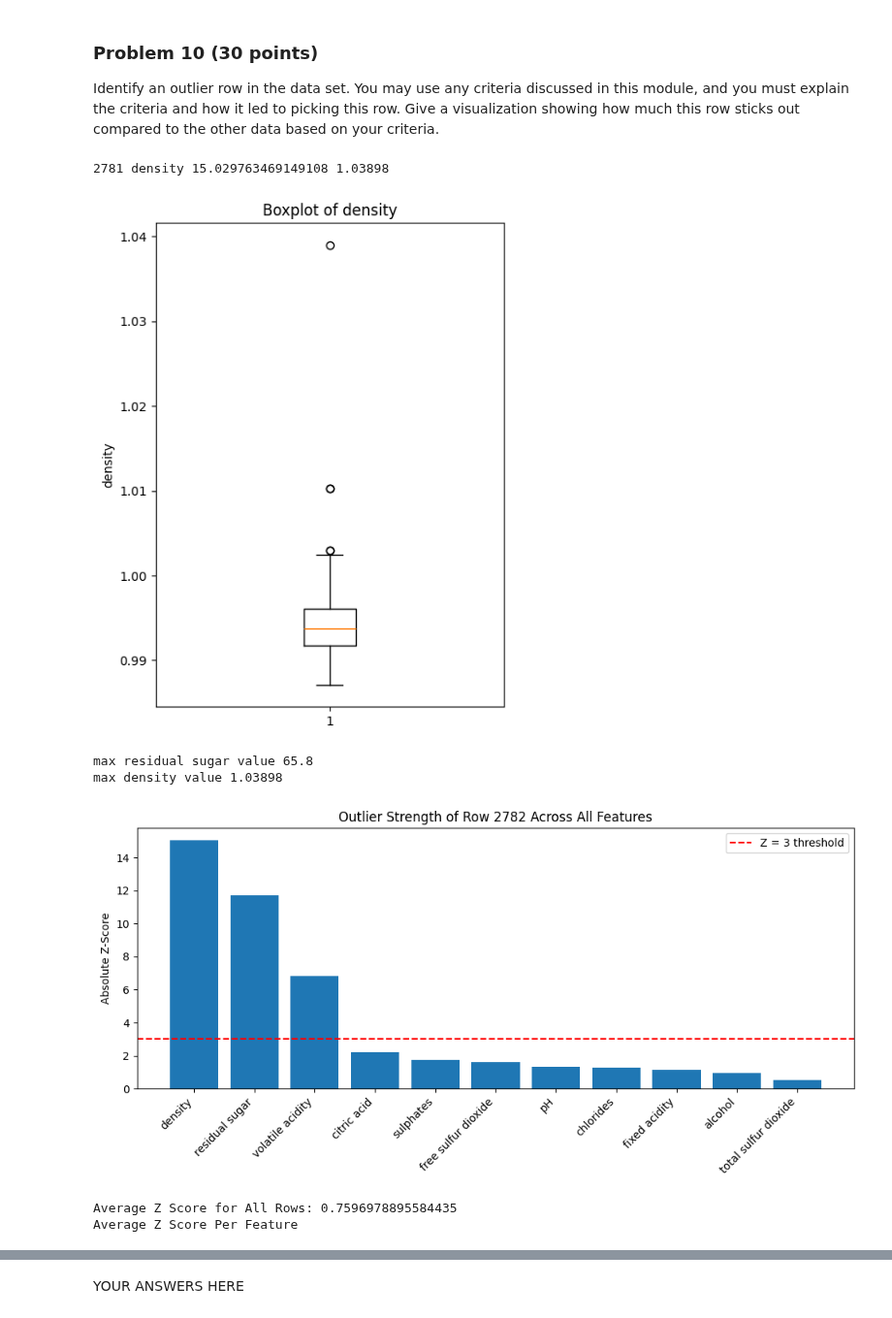
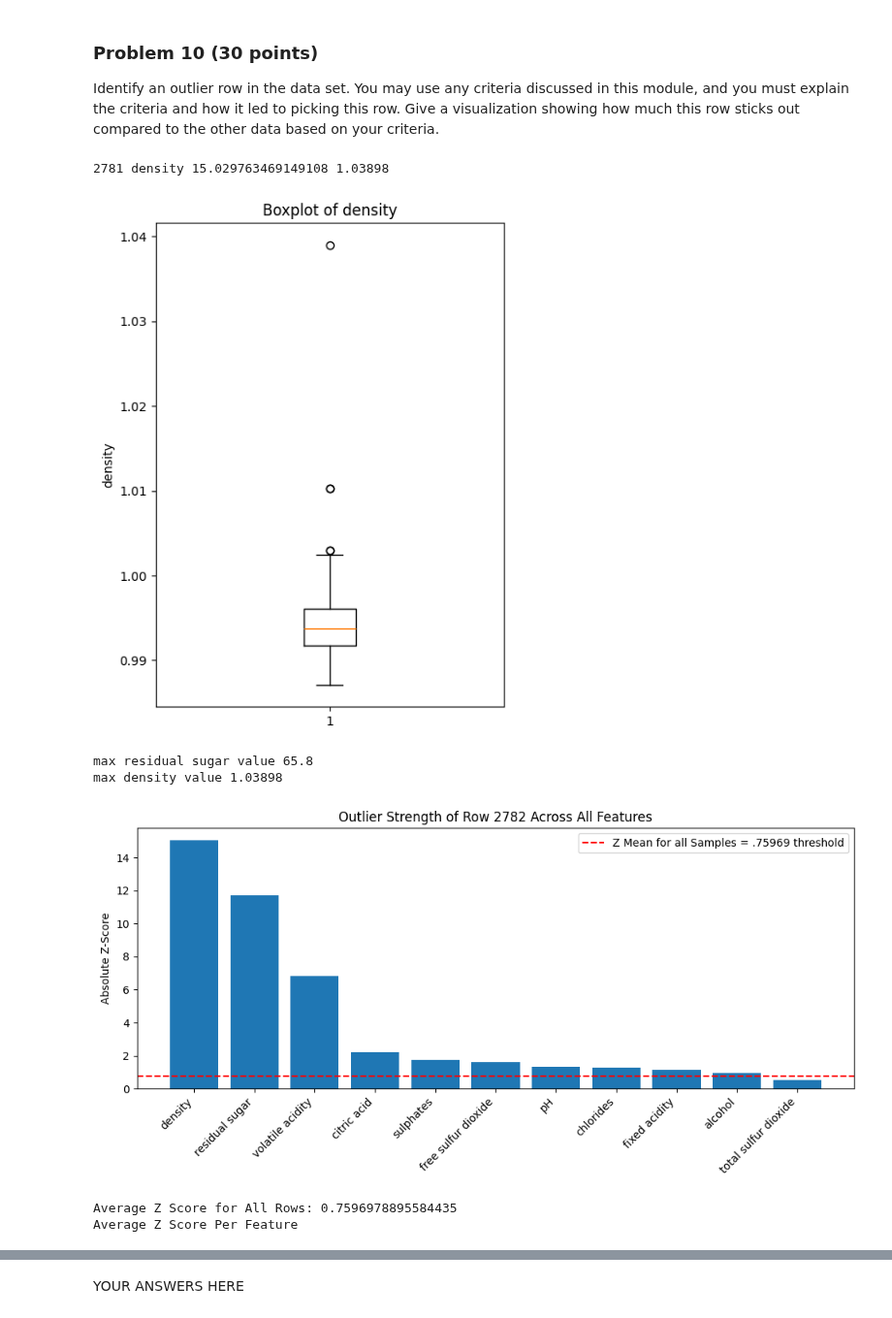
Before and after one commit to JCameronH/dx601-final-project, a Jupyter notebook: project.ipynb, the cells around one changed output, grey strips where cells are left out. Shown at 97% size. Cells and saved outputs as stored; diff of their text form; code cells hidden in the pictures.

```diff
--- a/project.ipynb
+++ b/project.ipynb
@@ -640,35 +640,35 @@ row_highest_avg_z, highest_avg_value
 
 print(f'max residual sugar value', df['residual sugar'].max())
 print(f'max density value', df['density'].max())
 
 
 
 z_row = z_scores.loc[2781].abs().sort_values(ascending=False)
 
 plt.figure(figsize=(10,5))
 plt.bar(z_row.index, z_row.values)
 plt.xticks(rotation=45, ha='right')
 plt.ylabel("Absolute Z-Score")
 plt.title("Outlier Strength of Row 2782 Across All Features")
-plt.axhline(3, color='red', linestyle='--', label='Z = 3 threshold')
+plt.axhline(.75969, color='red', linestyle='--', label='Z Mean for all Samples = .75969 threshold')
 plt.legend()
 plt.tight_layout()
 plt.show()
 
 
 overall_avg_z = z_scores.abs().values.mean()
 print(f'Average Z Score for All Rows:', overall_avg_z)
 
 
 avg_z_per_feature = z_scores.abs().mean(axis=0)
 print(f'Average Z Score Per Feature')
 avg_z_per_feature
 # %% [output]
 2781 density 15.029763469149108 1.03898
 [figure]
 max residual sugar value 65.8
 max density value 1.03898
-[figure, old version]
+[figure, new version]
 Average Z Score for All Rows: 0.7596978895584435
 Average Z Score Per Feature
 fixed acidity           0.764246
```
Also changed, not shown: parts of 1 cell of this notebook.
